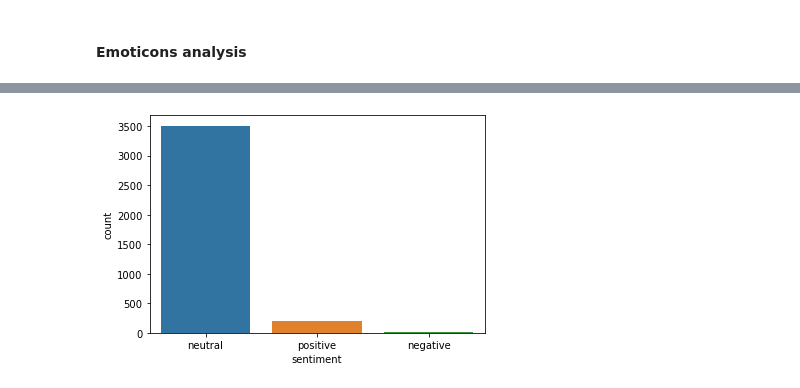
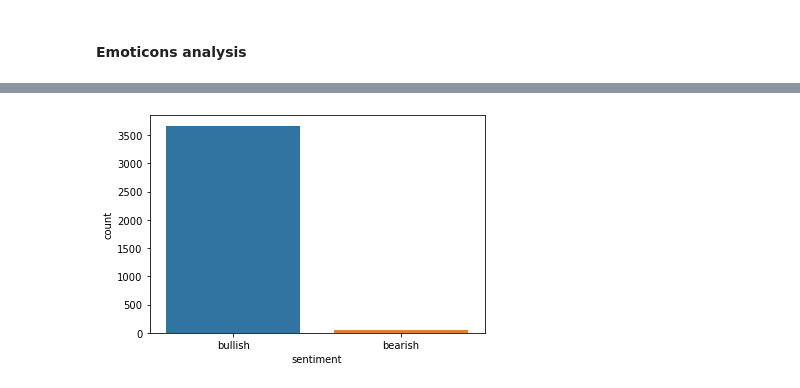
Before and after one commit to ibhi/twitter-sentiment-stock-return, a Jupyter notebook: 03-eda-sentiment-price.ipynb, the cells around one changed output, grey strips where cells are left out. Saved outputs shown, nothing was run; the diff lists cells and outputs as text; code cells hidden in the pictures.

```diff
--- a/03-eda-sentiment-price.ipynb
+++ b/03-eda-sentiment-price.ipynb
@@ -31,6 +31,6 @@ def get_df_info(df):
 # %% [markdown]
 ### Read tweets file with sentiments
 # %%
-tweets_df = pd.read_csv('./dataset/Tweets/tweets-sentiment.csv', parse_dates = ['date'])
+tweets_df = pd.read_csv('./dataset/Tweets/tweets-sentiment-roberta.csv', parse_dates = ['date'])
 get_df_info(tweets_df)
 # %% [output]
@@ -177,6 +176,6 @@ print(str(df.index.min()) + ' ' +  str(df.index.max()))
 # %% [markdown]
 ### Adding a sentiment column to the dataframe
 # %%
-df['sentiment'] = df[['negative', 'neutral', 'positive']].idxmax(axis = 1)
+df['sentiment'] = df[['bearish', 'bullish']].idxmax(axis = 1)
 df.head()
 # %% [output]
@@ -286,7 +282,7 @@ Top emojis for negative
 # %%
-test_df = df.groupby(['date', 'stock'])[['positive', 'neutral', 'negative']].mean().reset_index()
-test_df['sentiment'] = test_df[['negative', 'neutral', 'positive']].idxmax(axis = 1)
+test_df = df.groupby(['date', 'stock'])[['bearish', 'bullish']].mean().reset_index()
+test_df['sentiment'] = test_df[['bearish', 'bullish']].idxmax(axis = 1)
 sns.countplot(data = test_df, x = 'sentiment')
 plt.show()
 # %% [output]
-[figure, old version]
+[figure, new version]
```
Also changed, not shown: parts of 10 cells of this notebook, 6 other files.
